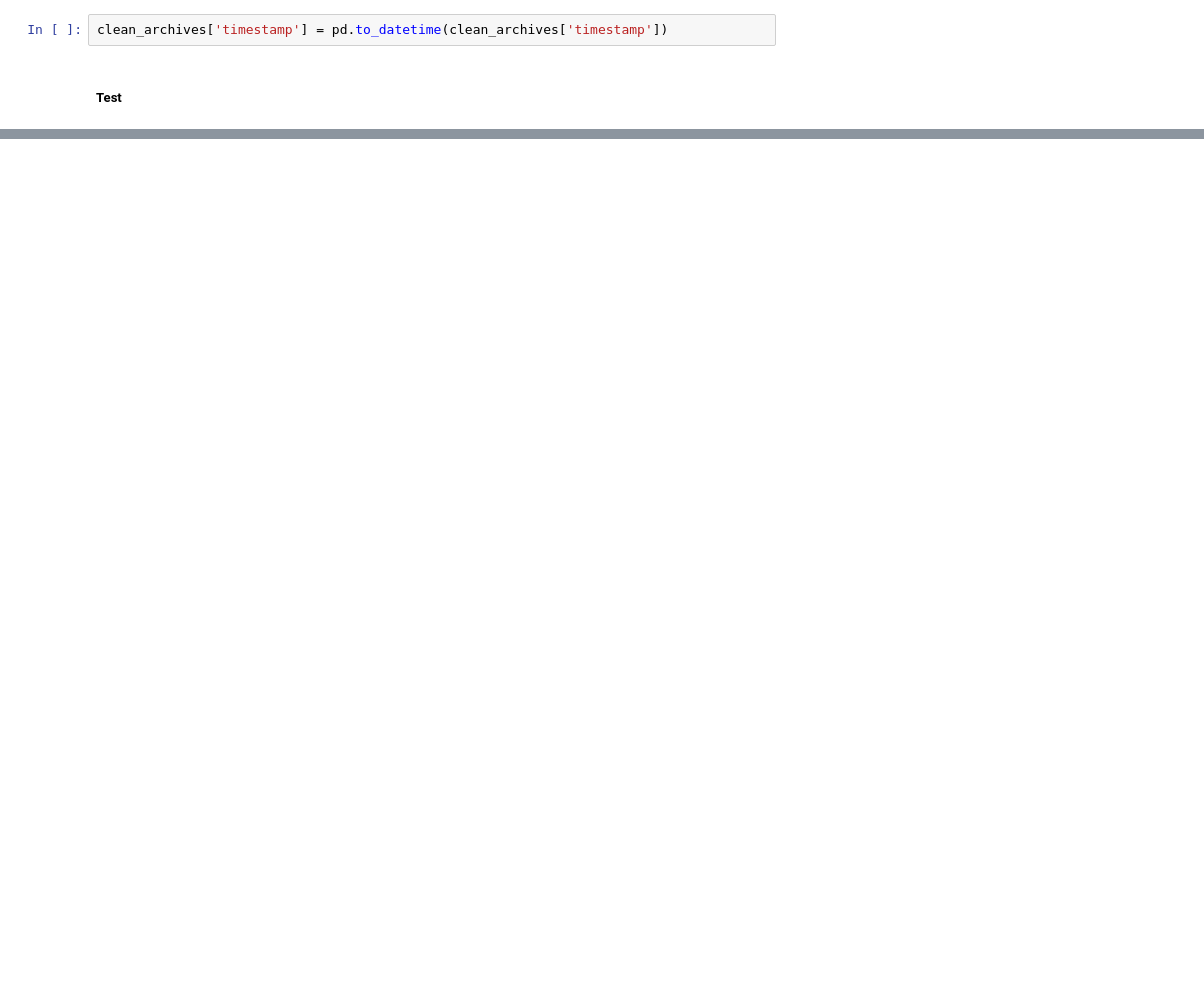
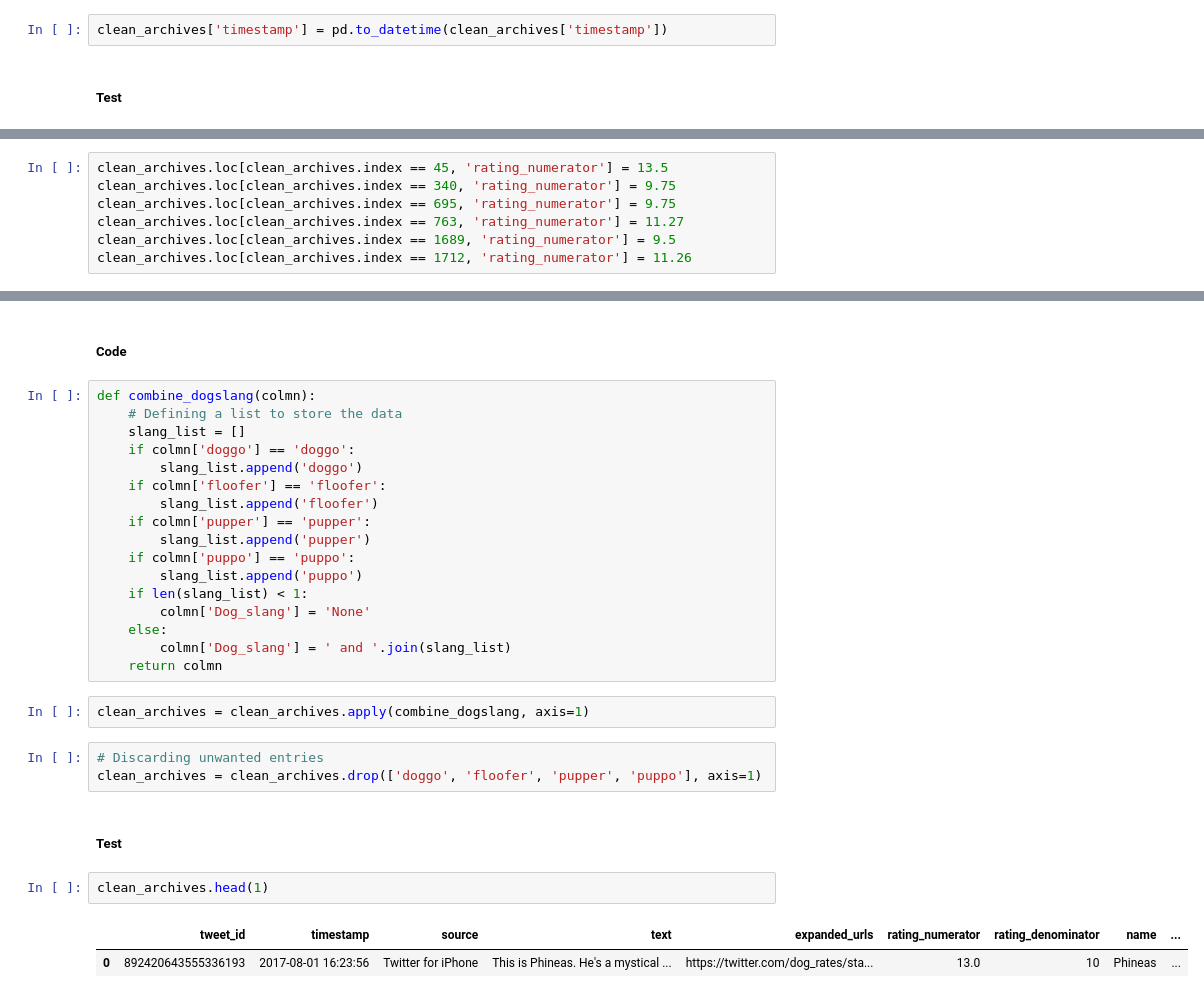
Before and after one commit to Sylvester976/We-Rate-Dogs-Wrangle-Data, a Jupyter notebook: wrangle_act.ipynb, the cells around one changed output, grey strips where cells are left out. Saved outputs shown, nothing was run; the diff lists cells and outputs as text; blank space fills up the shorter version.

```diff
--- a/wrangle_act.ipynb
+++ b/wrangle_act.ipynb
@@ -667,0 +824,7 @@ memory usage: 213.0+ KB
+# %%
+clean_archives.loc[clean_archives.index == 45, 'rating_numerator'] = 13.5
+clean_archives.loc[clean_archives.index == 340, 'rating_numerator'] = 9.75
+clean_archives.loc[clean_archives.index == 695, 'rating_numerator'] = 9.75
+clean_archives.loc[clean_archives.index == 763, 'rating_numerator'] = 11.27
+clean_archives.loc[clean_archives.index == 1689, 'rating_numerator'] = 9.5
+clean_archives.loc[clean_archives.index == 1712, 'rating_numerator'] = 11.26
@@ -667,0 +864,31 @@ memory usage: 213.0+ KB
+# %% [markdown]
+<h5>Code</h5>
+# %%
+def combine_dogslang(colmn):
+    # Defining a list to store the data
+    slang_list = []
+    if colmn['doggo'] == 'doggo':
+        slang_list.append('doggo')
+    if colmn['floofer'] == 'floofer':
+        slang_list.append('floofer')
+    if colmn['pupper'] == 'pupper':
+        slang_list.append('pupper')
+    if colmn['puppo'] == 'puppo':
+        slang_list.append('puppo')
+    if len(slang_list) < 1:
+        colmn['Dog_slang'] = 'None'
+    else:
+        colmn['Dog_slang'] = ' and '.join(slang_list)
+    return colmn
+# %%
+clean_archives = clean_archives.apply(combine_dogslang, axis=1)
+# %%
+# Discarding unwanted entries
+clean_archives = clean_archives.drop(['doggo', 'floofer', 'pupper', 'puppo'], axis=1)
+# %% [markdown]
+<h5>Test</h5>
+# %%
+clean_archives.head(1)
+# %% [output]
+|  | tweet_id | timestamp | source | text | expanded_urls | rating_numerator | rating_denominator | name | ... |
+| 0 | 892420643555336193 | 2017-08-01 16:23:56 | Twitter for iPhone | This is Phineas. He's a mystical ... | https://twitter.com/dog_rates/sta... | 13.0 | 10 | Phineas | ... |
```
Also changed, not shown: parts of 64 cells of this notebook, 1 other file.
